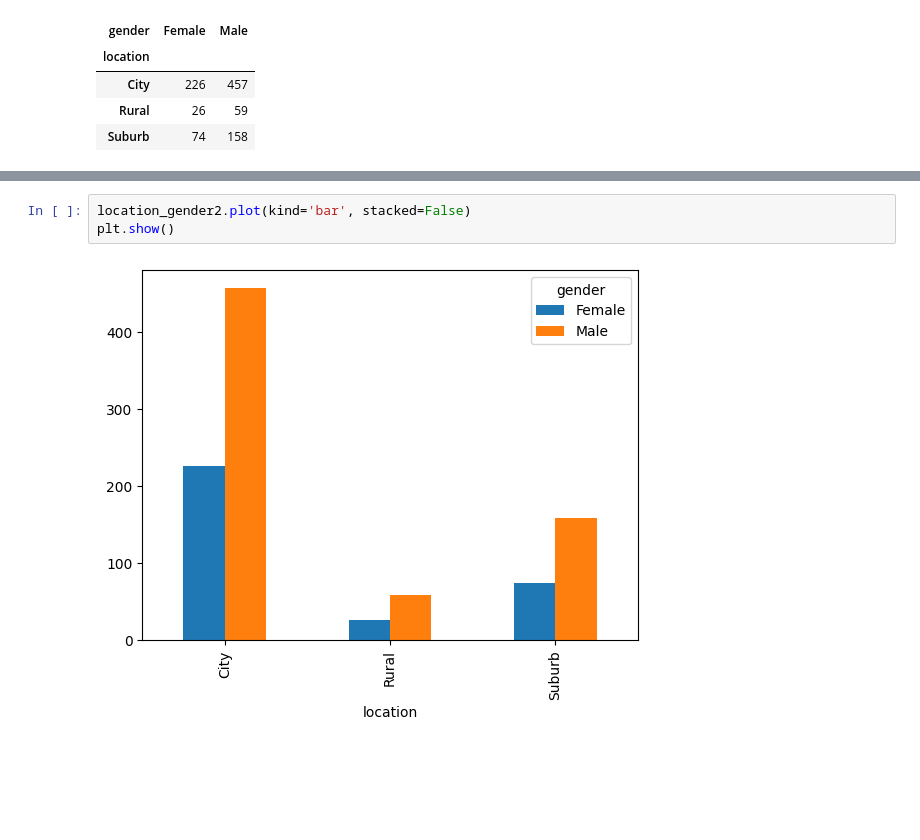
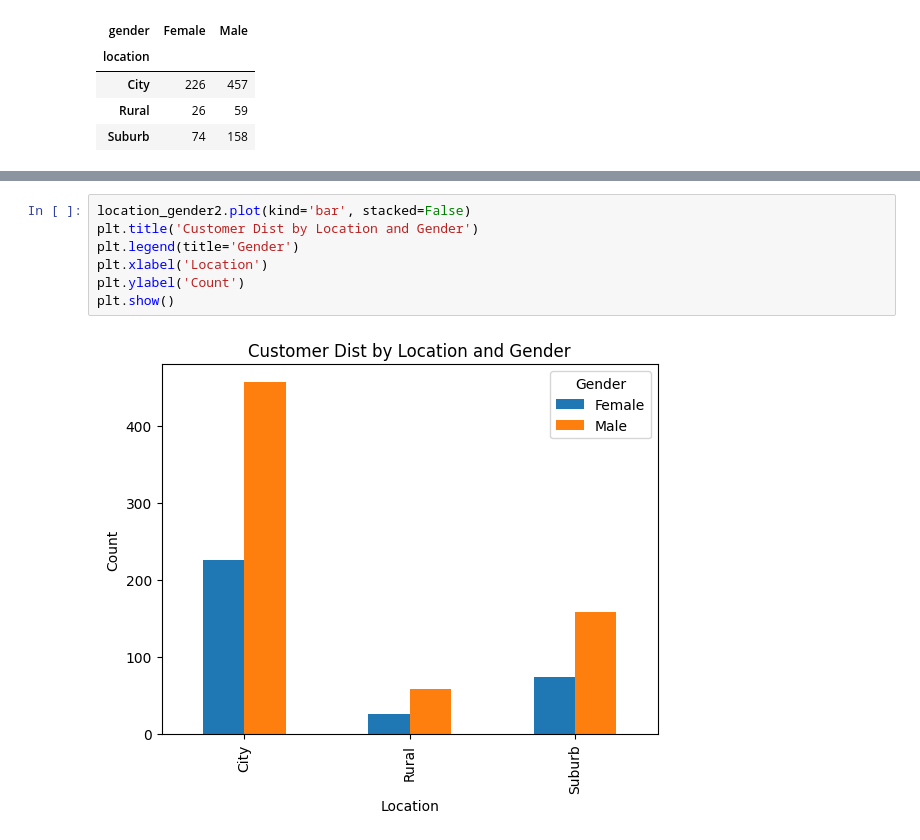
Before and after one commit to jdhova/DummyBank, a Jupyter notebook: Tasks1.ipynb, the cells around one changed output, grey strips where cells are left out. Drawn from its saved outputs; the diff is of its cells as text; blank space fills up the shorter version.

```diff
--- a/Tasks1.ipynb
+++ b/Tasks1.ipynb
@@ -248,5 +252,9 @@ plt.show()
 # %%
 location_gender2.plot(kind='bar', stacked=False)
+plt.title('Customer Dist by Location and Gender')
+plt.legend(title='Gender')
+plt.xlabel('Location')
+plt.ylabel('Count')
 plt.show()
 # %% [output]
-[figure, old version]
+[figure, new version]
```
Also changed, not shown: parts of 2 cells of this notebook, 1 other file.
